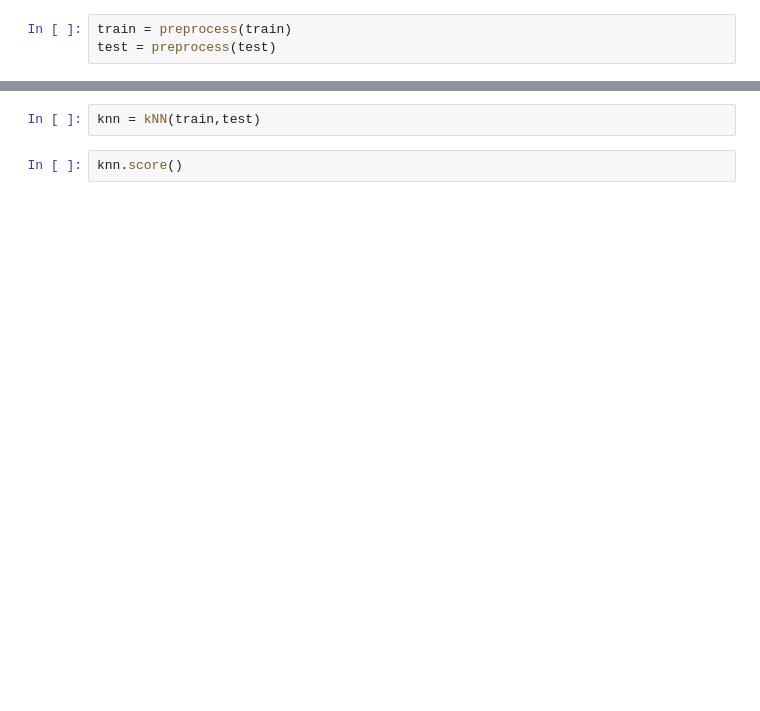
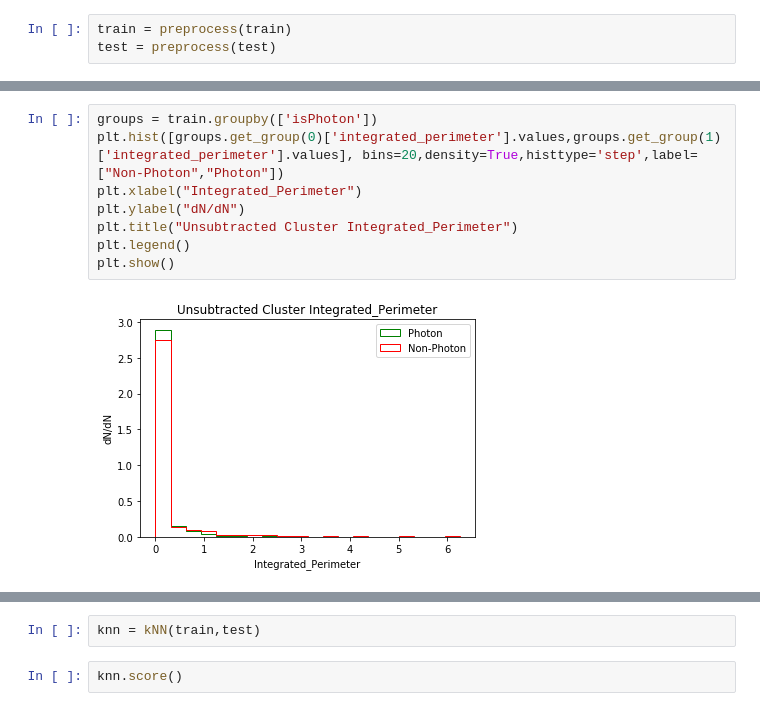
Before and after one commit to FrancescoVassalli/HIPhotonCluster, a Jupyter notebook: algoTesting/Inclusive.ipynb, the cells around one changed output, grey strips where cells are left out. Cells and saved outputs as stored; diff of their text form; blank space fills up the shorter version.

```diff
--- a/algoTesting/Inclusive.ipynb
+++ b/algoTesting/Inclusive.ipynb
@@ -259,0 +290,10 @@ test = preprocess(test)
+# %%
+groups = train.groupby(['isPhoton'])
+plt.hist([groups.get_group(0)['integrated_perimeter'].values,groups.get_group(1)['integrated_perimeter'].values], bins=20,density=True,histtype='step',label=["Non-Photon","Photon"])
+plt.xlabel("Integrated_Perimeter")
+plt.ylabel("dN/dN")
+plt.title("Unsubtracted Cluster Integrated_Perimeter")
+plt.legend()
+plt.show()
+# %% [output]
+[figure, added]
```
Also changed, not shown: parts of 11 cells of this notebook, 2 other files.
